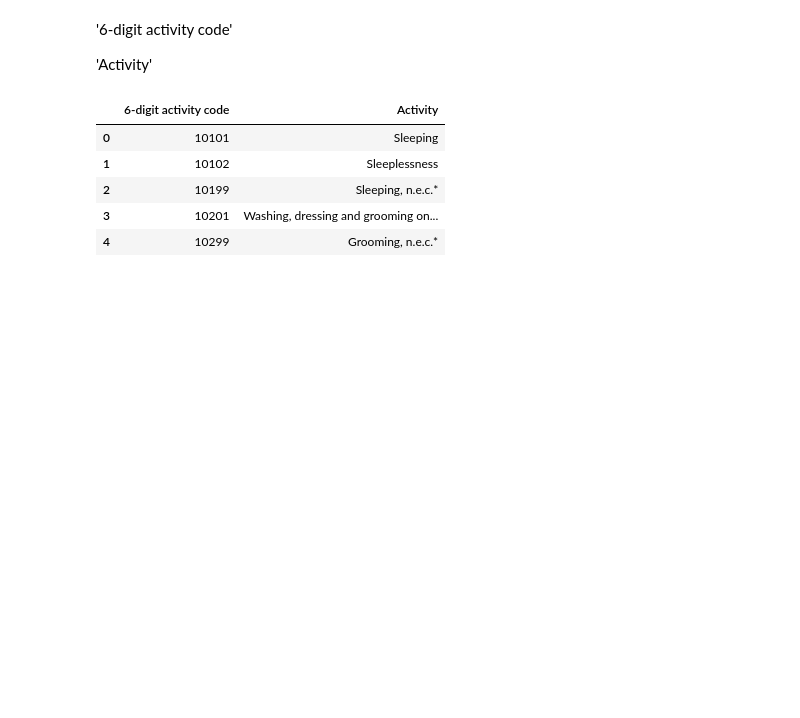
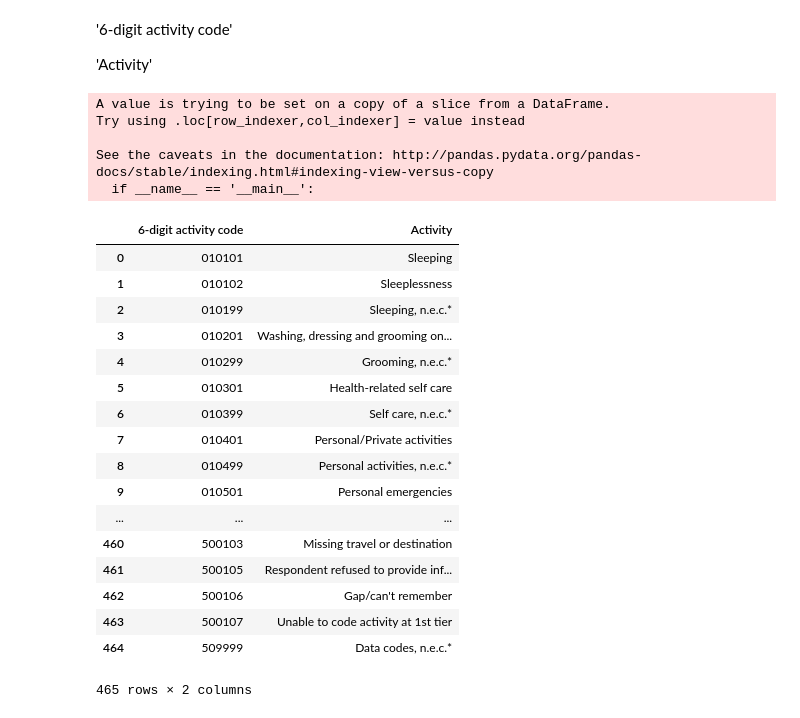
Before and after one commit to BarnetteME1/adventure-time, a Jupyter notebook: adventure_time/atus_data/Atus test area.ipynb, the cells around one changed output. Saved outputs shown, nothing was run; the diff lists cells and outputs as text; code cells hidden in the pictures; blank space fills up the shorter version.

Commit message:
data clean in ipython notebook

```diff
--- a/adventure_time/atus_data/Atus test area.ipynb
+++ b/adventure_time/atus_data/Atus test area.ipynb
@@ -77,6 +78,7 @@ activity = pd.melt(activity, id_vars=['TUCASEID', 'TUFINLWGT'], value_vars=['t01
 
 one_to_one = pd.read_csv('~/iron_yard_hw/adventure-time/adventure_time/atus_data/lexiconwex2014.csv', encoding='ascii')
 one_to_one = one_to_one.drop(['Unnamed: 2','Unnamed: 3'], 1)
+one_to_one = one_to_one.dropna()
 
 household = pd.read_csv('~/iron_yard_hw/adventure-time/adventure_time/atus_data/atuscps_2014/atuscps_2014.dat')
 household = household.drop(['GEPSEUCL', 'GEPSEUST', 'GEREG', 'GESTFIPS', 'GTMETSTA', 'HEHOUSUT', 'HEPHONEO', 'HETELAVL',
@@ -183,12 +192,38 @@ activity.head()
 '6-digit activity code'
 
 'Activity'
+# %%
+def addzero(self):
+    if len(str(self)) < 6:
+        return '0'+self
+    else:
+        return self
+# %%
+one_to_one['6-digit activity code'] = one_to_one['6-digit activity code'].map(addzero)
+# %% [output]
+A value is trying to be set on a copy of a slice from a DataFrame.
+Try using .loc[row_indexer,col_indexer] = value instead
+
+See the caveats in the documentation: http://pandas.pydata.org/pandas-docs/stable/indexing.html#indexing-view-versus-copy
+  if __name__ == '__main__':
 # %%
-one_to_one.head()
+one_to_one
 # %% [output]
 |  | 6-digit activity code | Activity |
-| 0 | 10101 | Sleeping |
-| 1 | 10102 | Sleeplessness |
-| 2 | 10199 | Sleeping, n.e.c.* |
-| 3 | 10201 | Washing, dressing and grooming on... |
-| 4 | 10299 | Grooming, n.e.c.* |
+| 0 | 010101 | Sleeping |
+| 1 | 010102 | Sleeplessness |
+| 2 | 010199 | Sleeping, n.e.c.* |
+| 3 | 010201 | Washing, dressing and grooming on... |
+| 4 | 010299 | Grooming, n.e.c.* |
+| 5 | 010301 | Health-related self care |
+| 6 | 010399 | Self care, n.e.c.* |
+| 7 | 010401 | Personal/Private activities |
+| 8 | 010499 | Personal activities, n.e.c.* |
+| 9 | 010501 | Personal emergencies |
+| ... | ... | ... |
+| 460 | 500103 | Missing travel or destination |
+| 461 | 500105 | Respondent refused to provide inf... |
+| 462 | 500106 | Gap/can't remember |
+| 463 | 500107 | Unable to code activity at 1st tier |
+| 464 | 509999 | Data codes, n.e.c.* |
+465 rows × 2 columns
```
Also changed, not shown: parts of 5 cells of this notebook, 3 other files.
